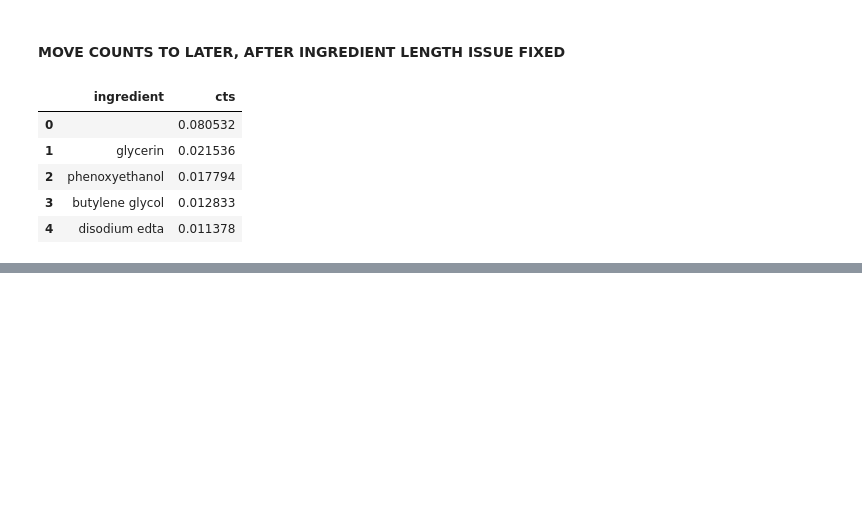
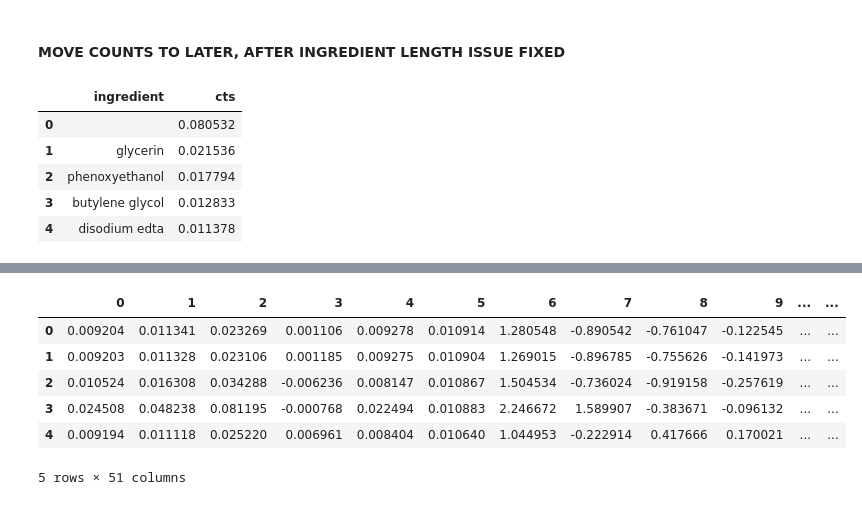
Before and after one commit to paulqsims/insight_project, a Jupyter notebook: notebooks/feature-engineering.ipynb, the cells around one changed output, grey strips where cells are left out. Saved outputs shown, nothing was run; the diff lists cells and outputs as text; code cells hidden in the pictures; blank space fills up the shorter version.

```diff
--- a/notebooks/feature-engineering.ipynb
+++ b/notebooks/feature-engineering.ipynb
@@ -68,0 +653,10 @@ ingred_cts.head()
+# %%
+df7.head()
+# %% [output]
+|  | 0 | 1 | 2 | 3 | 4 | 5 | 6 | 7 | 8 | 9 | ... | ... |
+| 0 | 0.009204 | 0.011341 | 0.023269 | 0.001106 | 0.009278 | 0.010914 | 1.280548 | -0.890542 | -0.761047 | -0.122545 | ... | ... |
+| 1 | 0.009203 | 0.011328 | 0.023106 | 0.001185 | 0.009275 | 0.010904 | 1.269015 | -0.896785 | -0.755626 | -0.141973 | ... | ... |
+| 2 | 0.010524 | 0.016308 | 0.034288 | -0.006236 | 0.008147 | 0.010867 | 1.504534 | -0.736024 | -0.919158 | -0.257619 | ... | ... |
+| 3 | 0.024508 | 0.048238 | 0.081195 | -0.000768 | 0.022494 | 0.010883 | 2.246672 | 1.589907 | -0.383671 | -0.096132 | ... | ... |
+| 4 | 0.009194 | 0.011118 | 0.025220 | 0.006961 | 0.008404 | 0.010640 | 1.044953 | -0.222914 | 0.417666 | 0.170021 | ... | ... |
+5 rows × 51 columns
```
Also changed, not shown: parts of 100 cells of this notebook.
